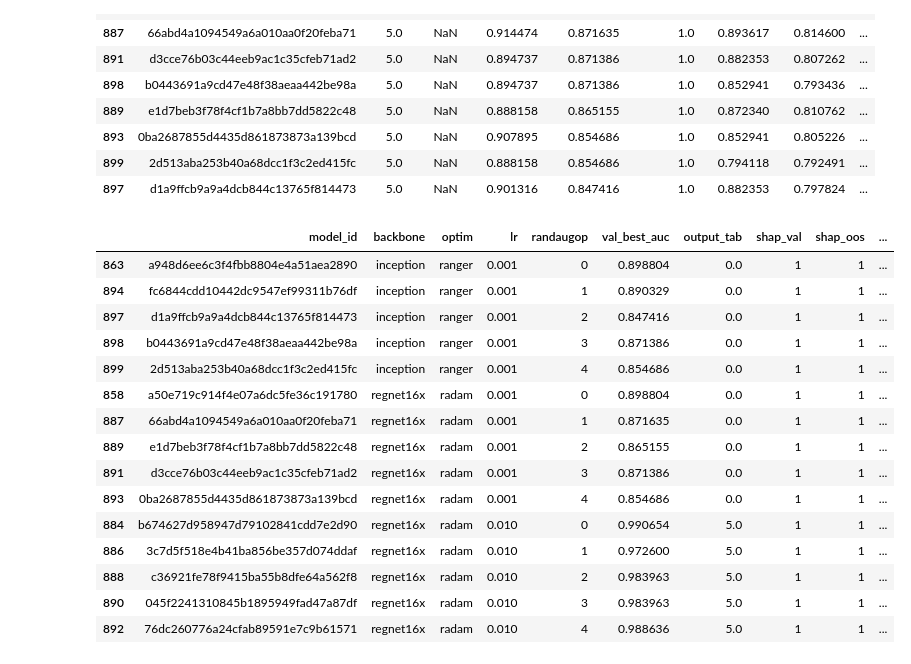
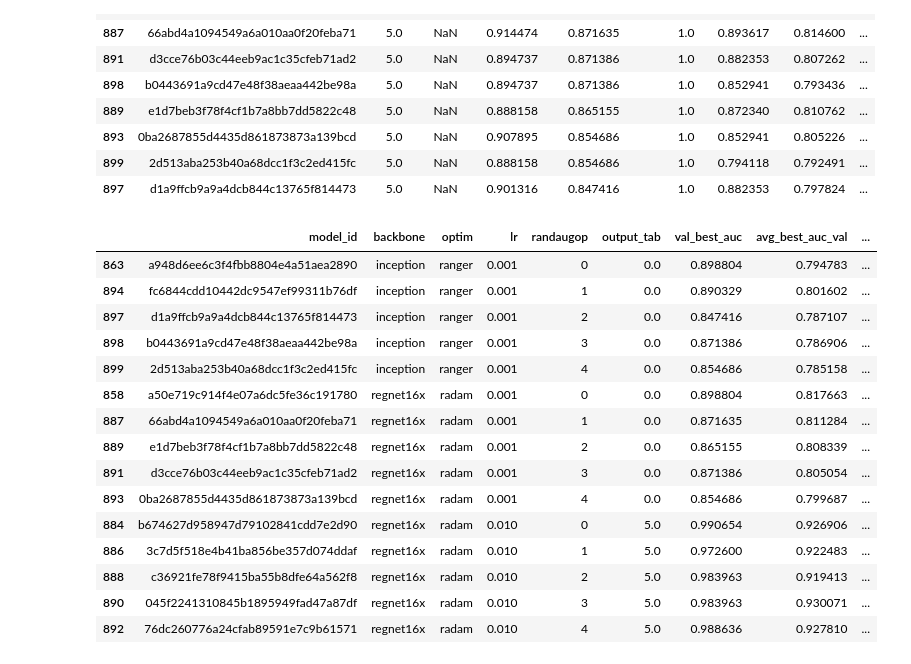
Before and after one commit to FelipeMarcelino/glaucoma, a Jupyter notebook: notebooks/Untitled3.ipynb, the cells around one changed output. Drawn from its saved outputs; the diff is of its cells as text; code cells hidden in the pictures.

```diff
--- a/notebooks/Untitled3.ipynb
+++ b/notebooks/Untitled3.ipynb
@@ -424,23 +444,24 @@ manual =summary[summary["model_id"].isin(["a50e719c914f4e07a6dc5fe36c191780","a9
 # %%
 randaugp = pd.concat([randaugp, manual])
 # %%
-selected_rand = randaugp[["model_id","backbone","optim","lr","randaugop","val_best_auc","output_tab","shap_val","shap_oos","pred_val","pred_oos"]]
+selected_rand = randaugp[["model_id","backbone","optim","lr","randaugop","output_tab","val_best_auc","avg_best_auc_val",
+       'idx_max_sp_val', 'idx_max_sn_val', 'idx_avg_sp_val','idx_avg_sn_val']]
 selected_rand = selected_rand.drop_duplicates(["optim","lr","backbone","randaugop"])
 selected_rand.sort_values(["backbone","lr","randaugop"])
 # %% [output]
-|  | model_id | backbone | optim | lr | randaugop | val_best_auc | output_tab | shap_val | shap_oos | ... |
-| 863 | a948d6ee6c3f4fbb8804e4a51aea2890 | inception | ranger | 0.001 | 0 | 0.898804 | 0.0 | 1 | 1 | ... |
-| 894 | fc6844cdd10442dc9547ef99311b76df | inception | ranger | 0.001 | 1 | 0.890329 | 0.0 | 1 | 1 | ... |
-| 897 | d1a9ffcb9a9a4dcb844c13765f814473 | inception | ranger | 0.001 | 2 | 0.847416 | 0.0 | 1 | 1 | ... |
-| 898 | b0443691a9cd47e48f38aeaa442be98a | inception | ranger | 0.001 | 3 | 0.871386 | 0.0 | 1 | 1 | ... |
-| 899 | 2d513aba253b40a68dcc1f3c2ed415fc | inception | ranger | 0.001 | 4 | 0.854686 | 0.0 | 1 | 1 | ... |
-| 858 | a50e719c914f4e07a6dc5fe36c191780 | regnet16x | radam | 0.001 | 0 | 0.898804 | 0.0 | 1 | 1 | ... |
-| 887 | 66abd4a1094549a6a010aa0f20feba71 | regnet16x | radam | 0.001 | 1 | 0.871635 | 0.0 | 1 | 1 | ... |
-| 889 | e1d7beb3f78f4cf1b7a8bb7dd5822c48 | regnet16x | radam | 0.001 | 2 | 0.865155 | 0.0 | 1 | 1 | ... |
-| 891 | d3cce76b03c44eeb9ac1c35cfeb71ad2 | regnet16x | radam | 0.001 | 3 | 0.871386 | 0.0 | 1 | 1 | ... |
-| 893 | 0ba2687855d4435d861873873a139bcd | regnet16x | radam | 0.001 | 4 | 0.854686 | 0.0 | 1 | 1 | ... |
-| 884 | b674627d958947d79102841cdd7e2d90 | regnet16x | radam | 0.010 | 0 | 0.990654 | 5.0 | 1 | 1 | ... |
-| 886 | 3c7d5f518e4b41ba856be357d074ddaf | regnet16x | radam | 0.010 | 1 | 0.972600 | 5.0 | 1 | 1 | ... |
-| 888 | c36921fe78f9415ba55b8dfe64a562f8 | regnet16x | radam | 0.010 | 2 | 0.983963 | 5.0 | 1 | 1 | ... |
-| 890 | 045f2241310845b1895949fad47a87df | regnet16x | radam | 0.010 | 3 | 0.983963 | 5.0 | 1 | 1 | ... |
-| 892 | 76dc260776a24cfab89591e7c9b61571 | regnet16x | radam | 0.010 | 4 | 0.988636 | 5.0 | 1 | 1 | ... |
+|  | model_id | backbone | optim | lr | randaugop | output_tab | val_best_auc | avg_best_auc_val | ... |
+| 863 | a948d6ee6c3f4fbb8804e4a51aea2890 | inception | ranger | 0.001 | 0 | 0.0 | 0.898804 | 0.794783 | ... |
+| 894 | fc6844cdd10442dc9547ef99311b76df | inception | ranger | 0.001 | 1 | 0.0 | 0.890329 | 0.801602 | ... |
+| 897 | d1a9ffcb9a9a4dcb844c13765f814473 | inception | ranger | 0.001 | 2 | 0.0 | 0.847416 | 0.787107 | ... |
+| 898 | b0443691a9cd47e48f38aeaa442be98a | inception | ranger | 0.001 | 3 | 0.0 | 0.871386 | 0.786906 | ... |
+| 899 | 2d513aba253b40a68dcc1f3c2ed415fc | inception | ranger | 0.001 | 4 | 0.0 | 0.854686 | 0.785158 | ... |
+| 858 | a50e719c914f4e07a6dc5fe36c191780 | regnet16x | radam | 0.001 | 0 | 0.0 | 0.898804 | 0.817663 | ... |
+| 887 | 66abd4a1094549a6a010aa0f20feba71 | regnet16x | radam | 0.001 | 1 | 0.0 | 0.871635 | 0.811284 | ... |
+| 889 | e1d7beb3f78f4cf1b7a8bb7dd5822c48 | regnet16x | radam | 0.001 | 2 | 0.0 | 0.865155 | 0.808339 | ... |
+| 891 | d3cce76b03c44eeb9ac1c35cfeb71ad2 | regnet16x | radam | 0.001 | 3 | 0.0 | 0.871386 | 0.805054 | ... |
+| 893 | 0ba2687855d4435d861873873a139bcd | regnet16x | radam | 0.001 | 4 | 0.0 | 0.854686 | 0.799687 | ... |
+| 884 | b674627d958947d79102841cdd7e2d90 | regnet16x | radam | 0.010 | 0 | 5.0 | 0.990654 | 0.926906 | ... |
+| 886 | 3c7d5f518e4b41ba856be357d074ddaf | regnet16x | radam | 0.010 | 1 | 5.0 | 0.972600 | 0.922483 | ... |
+| 888 | c36921fe78f9415ba55b8dfe64a562f8 | regnet16x | radam | 0.010 | 2 | 5.0 | 0.983963 | 0.919413 | ... |
+| 890 | 045f2241310845b1895949fad47a87df | regnet16x | radam | 0.010 | 3 | 5.0 | 0.983963 | 0.930071 | ... |
+| 892 | 76dc260776a24cfab89591e7c9b61571 | regnet16x | radam | 0.010 | 4 | 5.0 | 0.988636 | 0.927810 | ... |
```
Also changed, not shown: parts of 36 cells of this notebook, 2 other files.
